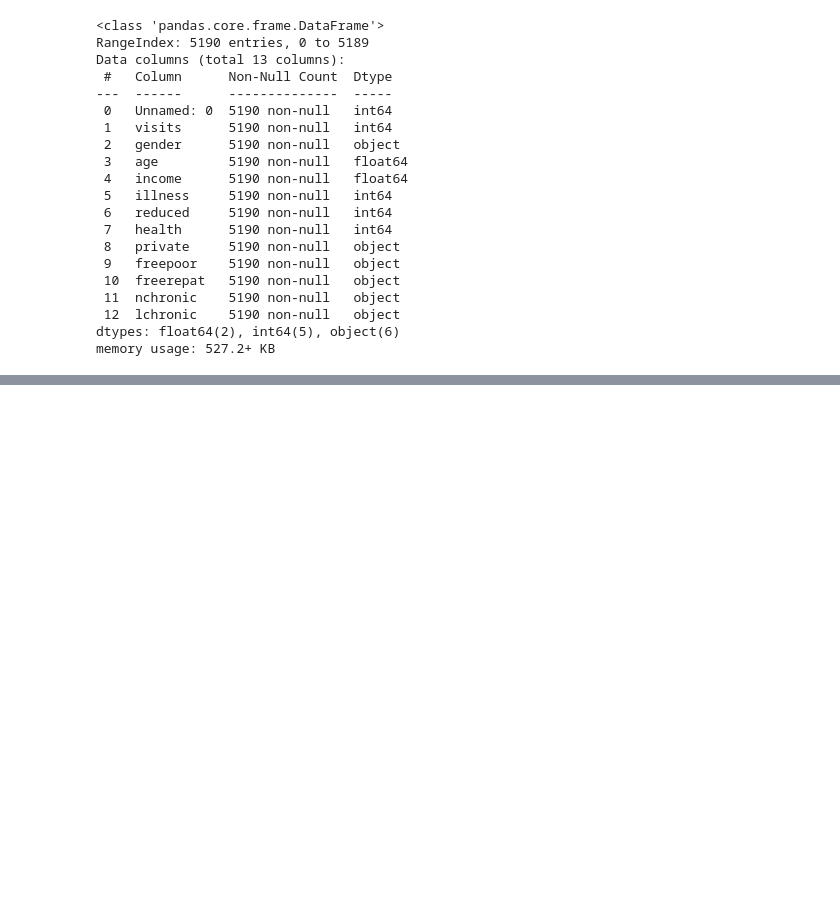
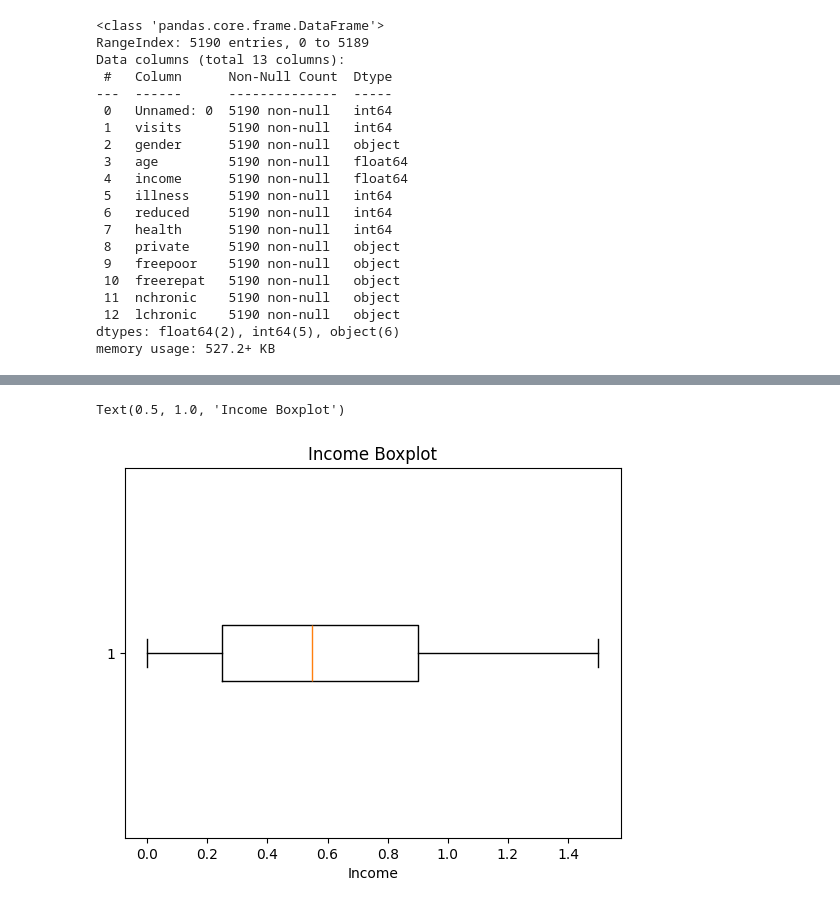
Before and after one commit to karamveer2648/Doctor_Visit_Analysis, a Jupyter notebook: Doctor_Visit_Analysis.ipynb, the cells around one changed output, grey strips where cells are left out. Drawn from its saved outputs; the diff is of its cells as text; code cells hidden in the pictures; blank space fills up the shorter version.

```diff
--- a/Doctor_Visit_Analysis.ipynb
+++ b/Doctor_Visit_Analysis.ipynb
@@ -63,0 +117,7 @@ plt.scatter(df['illness'].value_counts().sort_index().index, df['illness'].value
+# %%
+plt.boxplot(df['income'], vert=False) # create a boxplot of the 'income' column
+plt.xlabel('Income')
+plt.title('Income Boxplot')
+# %% [output]
+Text(0.5, 1.0, 'Income Boxplot')
+[figure, added]
```
Also changed, not shown: parts of 18 cells of this notebook.
